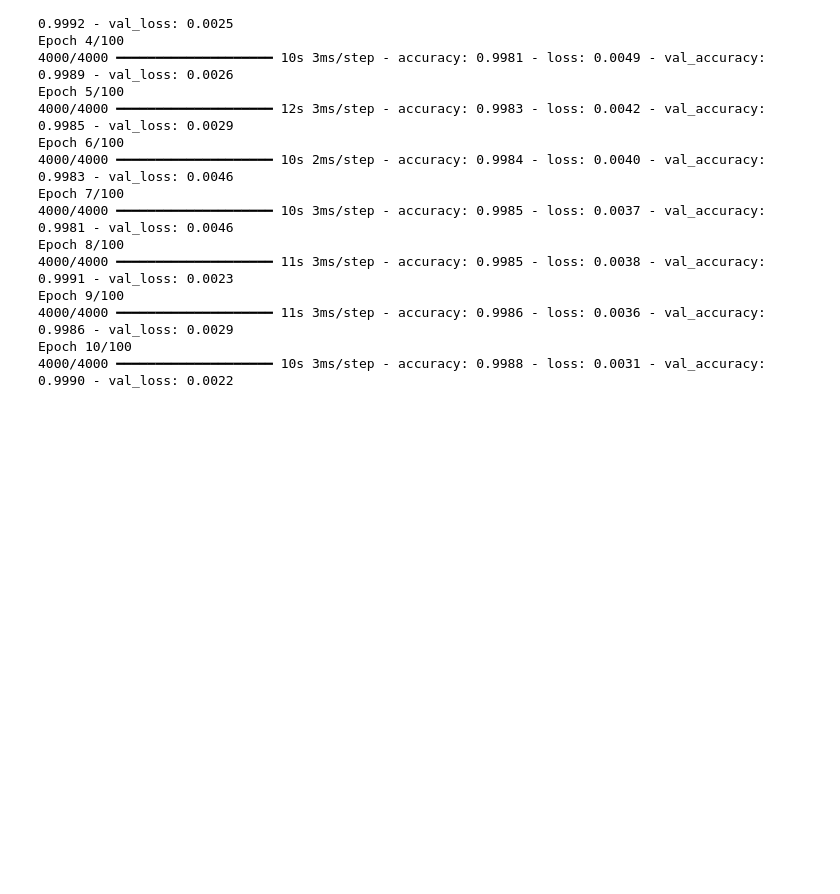
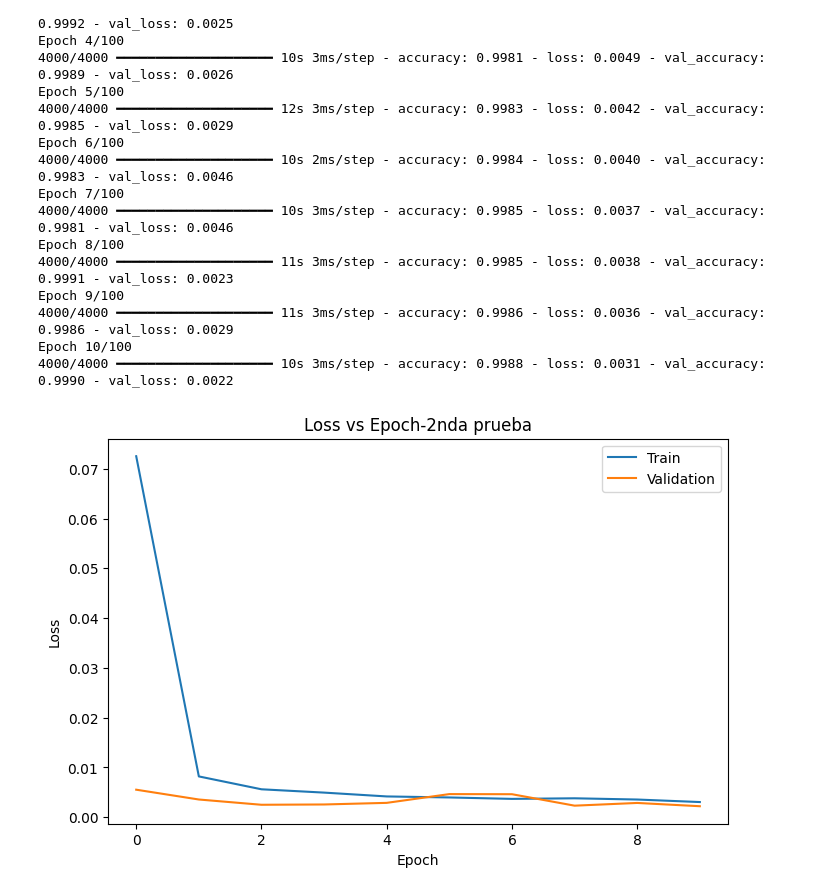
Before and after one commit to edgarefrent/Data-Science-Diplomado2026, a Jupyter notebook: Tarea2Modulo6_EdgarTomay.ipynb, the cells around one changed output. Cells and saved outputs as stored; diff of their text form; code cells hidden in the pictures; blank space fills up the shorter version.

```diff
--- a/Tarea2Modulo6_EdgarTomay.ipynb
+++ b/Tarea2Modulo6_EdgarTomay.ipynb
@@ -135,13 +128,8 @@ y = le_target.fit_transform(y)
 scaler = StandardScaler()
 X = scaler.fit_transform(X)
 # %%
-X_train, X_test, y_train, y_test = train_test_split(
-    X,
-    y,
-    test_size=0.2,
-    random_state=42,
-    stratify=y
-)
+X_train, X_test, y_train, y_test = train_test_split(X, y, test_size=0.2,
+    random_state=42, stratify=y)
 # %%
 model1 = Sequential([
     Dense(32, activation='relu', input_shape=(X_train.shape[1],)),
@@ -302,0 +286,11 @@ Epoch 10/100
+# %%
+plt.figure(figsize=(8,5))
+plt.plot(history2.history['loss'], label='Train')
+plt.plot(history2.history['val_loss'], label='Validation')
+plt.xlabel("Epoch")
+plt.ylabel("Loss")
+plt.title("Loss vs Epoch-2nda prueba")
+plt.legend()
+plt.show()
+# %% [output]
+[figure, added]
```
Also changed, not shown: parts of 8 cells of this notebook.
